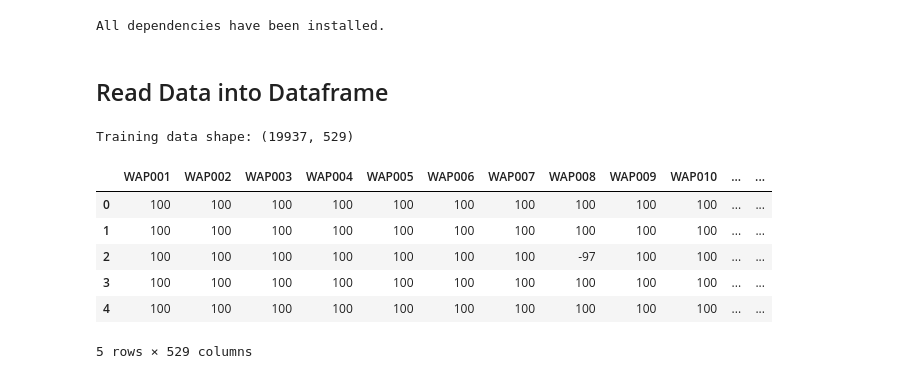
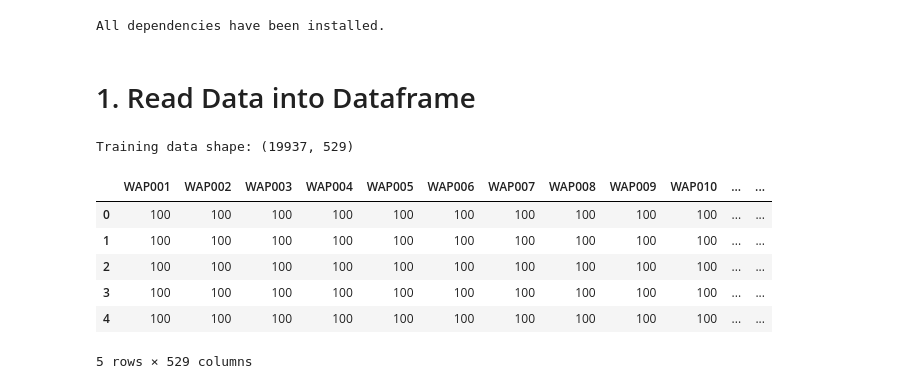
Before and after one commit to AlbertZweistein-2/184.702_MachineLearning, a Jupyter notebook: Ex1/source/Group73_OlsacherPoneschWinkler_UJIIndoorLoc.ipynb, the cells around one changed output. Saved outputs shown, nothing was run; the diff lists cells and outputs as text; code cells hidden in the pictures.

```diff
--- a/Ex1/source/Group73_OlsacherPoneschWinkler_UJIIndoorLoc.ipynb
+++ b/Ex1/source/Group73_OlsacherPoneschWinkler_UJIIndoorLoc.ipynb
@@ -21,23 +20,23 @@ from sklearn.preprocessing import OneHotEncoder
 from sklearn.preprocessing import StandardScaler
 # %% [markdown]
-## Read Data into Dataframe
+# 1. Read Data into Dataframe
 # %%
 datafolder = "../../datasets/UJIIndoorLoc"
 
 trainfile = os.path.join(datafolder, "trainingData.csv")
 validfile = os.path.join(datafolder, "validationData.csv")
 
 #read data into pandas dataframes
 train_data = pd.read_csv(trainfile)
-valid_data = pd.read_csv(validfile)
+test_data = pd.read_csv(validfile)
 print("Training data shape:", train_data.shape)
-train_data.head()
+test_data.head()
 # %% [output]
 Training data shape: (19937, 529)
 |  | WAP001 | WAP002 | WAP003 | WAP004 | WAP005 | WAP006 | WAP007 | WAP008 | WAP009 | WAP010 | ... | ... |
 | 0 | 100 | 100 | 100 | 100 | 100 | 100 | 100 | 100 | 100 | 100 | ... | ... |
 | 1 | 100 | 100 | 100 | 100 | 100 | 100 | 100 | 100 | 100 | 100 | ... | ... |
-| 2 | 100 | 100 | 100 | 100 | 100 | 100 | 100 | -97 | 100 | 100 | ... | ... |
+| 2 | 100 | 100 | 100 | 100 | 100 | 100 | 100 | 100 | 100 | 100 | ... | ... |
 | 3 | 100 | 100 | 100 | 100 | 100 | 100 | 100 | 100 | 100 | 100 | ... | ... |
 | 4 | 100 | 100 | 100 | 100 | 100 | 100 | 100 | 100 | 100 | 100 | ... | ... |
 5 rows × 529 columns
```
Also changed, not shown: parts of 21 cells of this notebook, 1 other file.
